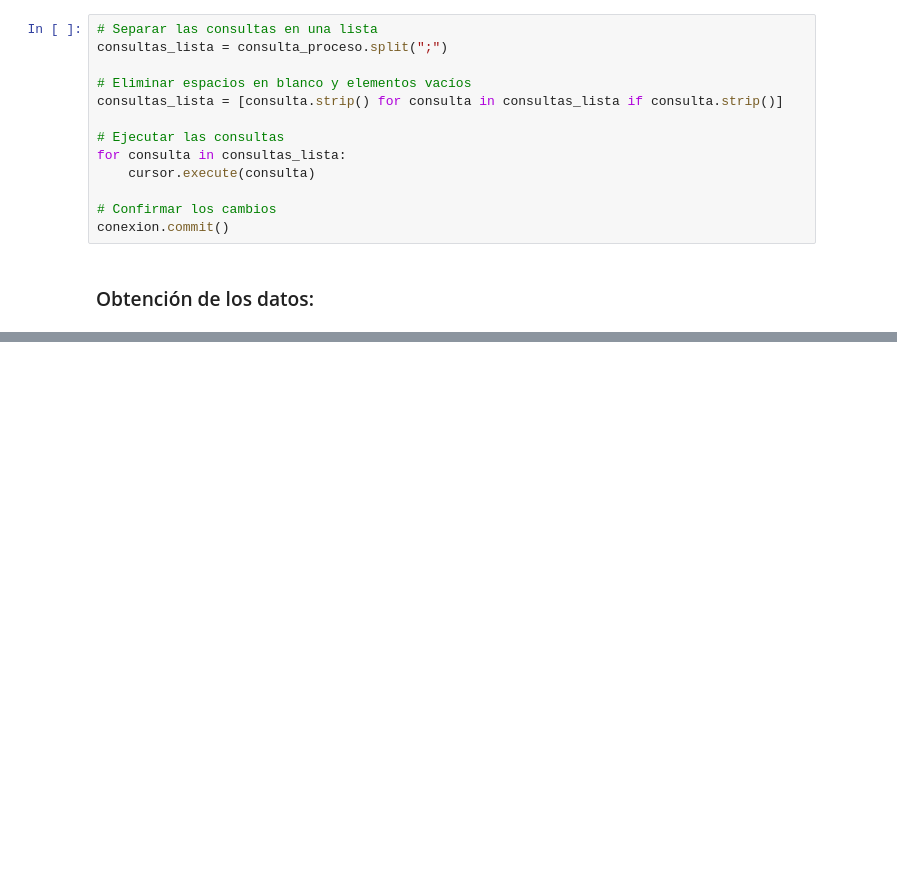
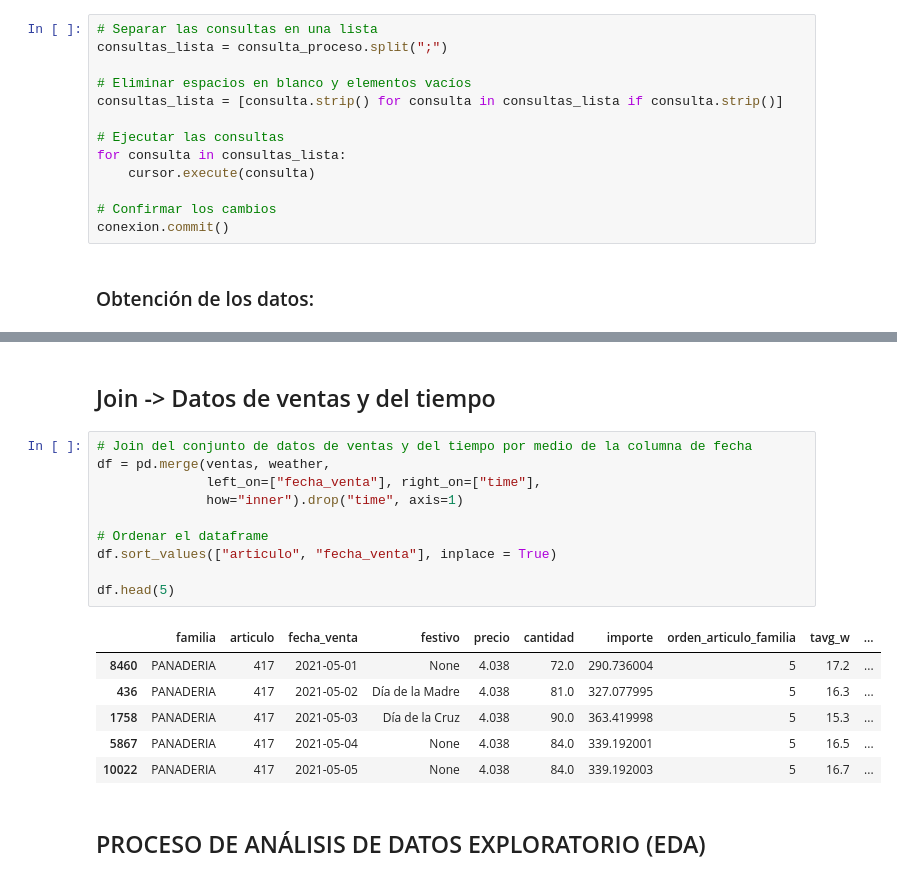
Before and after one commit to david12p/Datathon-CodeSpace, a Jupyter notebook: datathon.ipynb, the cells around one changed output, grey strips where cells are left out. Saved outputs shown, nothing was run; the diff lists cells and outputs as text; blank space fills up the shorter version.

```diff
--- a/datathon.ipynb
+++ b/datathon.ipynb
@@ -288,0 +581,21 @@ conexion.commit()
+# %% [markdown]
+## Join -> Datos de ventas y del tiempo
+# %%
+# Join del conjunto de datos de ventas y del tiempo por medio de la columna de fecha
+df = pd.merge(ventas, weather,
+              left_on=["fecha_venta"], right_on=["time"],
+              how="inner").drop("time", axis=1)
+
+# Ordenar el dataframe
+df.sort_values(["articulo", "fecha_venta"], inplace = True)
+
+df.head(5)
+# %% [output]
+|  | familia | articulo | fecha_venta | festivo | precio | cantidad | importe | orden_articulo_familia | tavg_w | ... |
+| 8460 | PANADERIA | 417 | 2021-05-01 | None | 4.038 | 72.0 | 290.736004 | 5 | 17.2 | ... |
+| 436 | PANADERIA | 417 | 2021-05-02 | Día de la Madre | 4.038 | 81.0 | 327.077995 | 5 | 16.3 | ... |
+| 1758 | PANADERIA | 417 | 2021-05-03 | Día de la Cruz | 4.038 | 90.0 | 363.419998 | 5 | 15.3 | ... |
+| 5867 | PANADERIA | 417 | 2021-05-04 | None | 4.038 | 84.0 | 339.192001 | 5 | 16.5 | ... |
+| 10022 | PANADERIA | 417 | 2021-05-05 | None | 4.038 | 84.0 | 339.192003 | 5 | 16.7 | ... |
+# %% [markdown]
+## PROCESO DE ANÁLISIS DE DATOS EXPLORATORIO (EDA)
```
Also changed, not shown: parts of 14 cells of this notebook.
